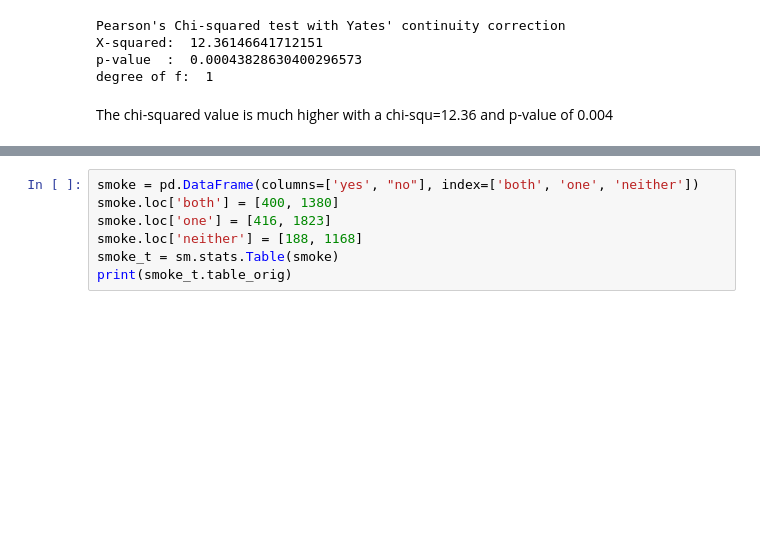
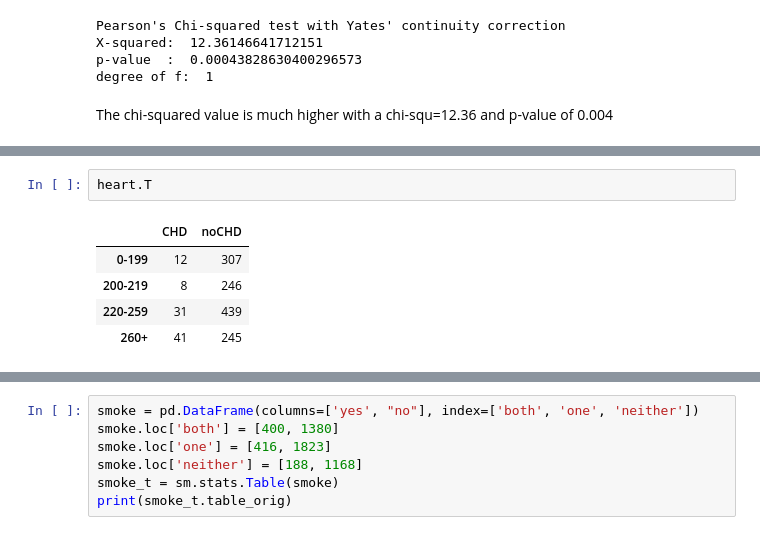
Before and after one commit to naivelogic/Machine_Learning_Notebooks, a Jupyter notebook: Data_Science/Statistical Models/[PSU] Logistic Regression.ipynb, the cells around one changed output, grey strips where cells are left out. Saved outputs shown, nothing was run; the diff lists cells and outputs as text; blank space fills up the shorter version.

```diff
--- a/Data_Science/Statistical Models/[PSU] Logistic Regression.ipynb
+++ b/Data_Science/Statistical Models/[PSU] Logistic Regression.ipynb
@@ -445,0 +485,8 @@ The chi-squared value is much higher with a chi-squ=12.36 and p-value of 0.004
+# %%
+heart.T
+# %% [output]
+|  | CHD | noCHD |
+| 0-199 | 12 | 307 |
+| 200-219 | 8 | 246 |
+| 220-259 | 31 | 439 |
+| 260+ | 41 | 245 |
```
Also changed, not shown: parts of 32 cells of this notebook.
